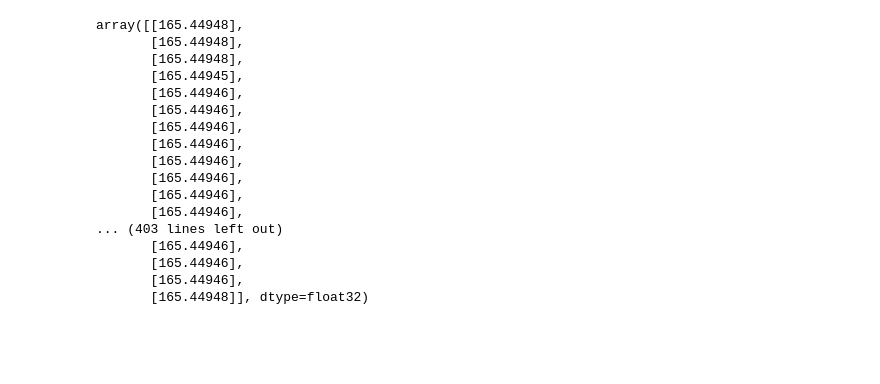
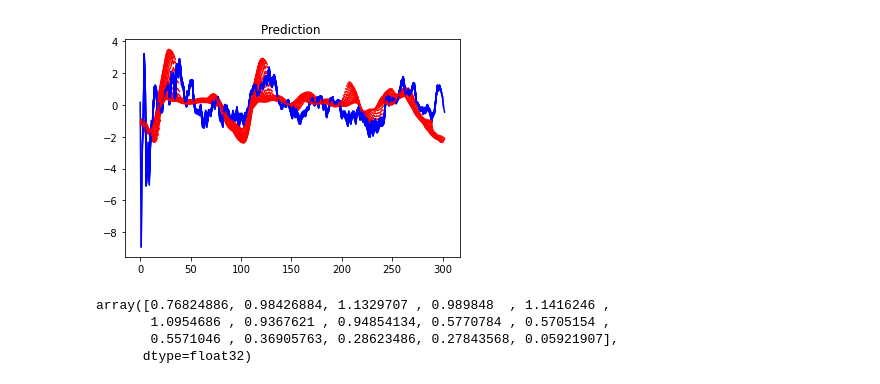
Before and after one commit to stianteien/instradag, a Jupyter notebook: RNN_trial.ipynb, the cells around one changed output. Cells and saved outputs as stored; diff of their text form; code cells hidden in the pictures; blank space fills up the shorter version.

```diff
--- a/RNN_trial.ipynb
+++ b/RNN_trial.ipynb
@@ -231,23 +226,24 @@ plt.show()
+# %%
+for i in range(len(datay)):
+    plt.plot(range(i,i+15), datay[i], c='blue')
+    plt.plot(range(i,i+15), predict[i], c='red')
+
+#plt.plot(range(0,15), datay[19], label='true')
+#plt.plot(range(1,16), datay[20], label='true')
+#plt.plot(range(1,16), predict[20], label='predicted')
+#plt.legend()
+plt.title('Prediction ')
+plt.savefig('images/RNN_15_ahead')
+plt.show()
+# %% [output]
+[figure, added]
 # %%
-predict
+predict[0]
 # %% [output]
-array([[165.44948],
-       [165.44948],
-       [165.44948],
-       [165.44945],
-       [165.44946],
-       [165.44946],
-       [165.44946],
-       [165.44946],
-       [165.44946],
-       [165.44946],
-       [165.44946],
-       [165.44946],
-... (403 lines left out)
-       [165.44946],
-       [165.44946],
-       [165.44946],
-       [165.44948]], dtype=float32)
+array([0.76824886, 0.98426884, 1.1329707 , 0.989848  , 1.1416246 ,
+       1.0954686 , 0.9367621 , 0.94854134, 0.5770784 , 0.5705154 ,
+       0.5571046 , 0.36905763, 0.28623486, 0.27843568, 0.05921907],
+      dtype=float32)
 # %%
 plt.plot(data.sma30_derivert)
 #plt.plot(data.sma5_derivert)
```
Also changed, not shown: parts of 14 cells of this notebook.
